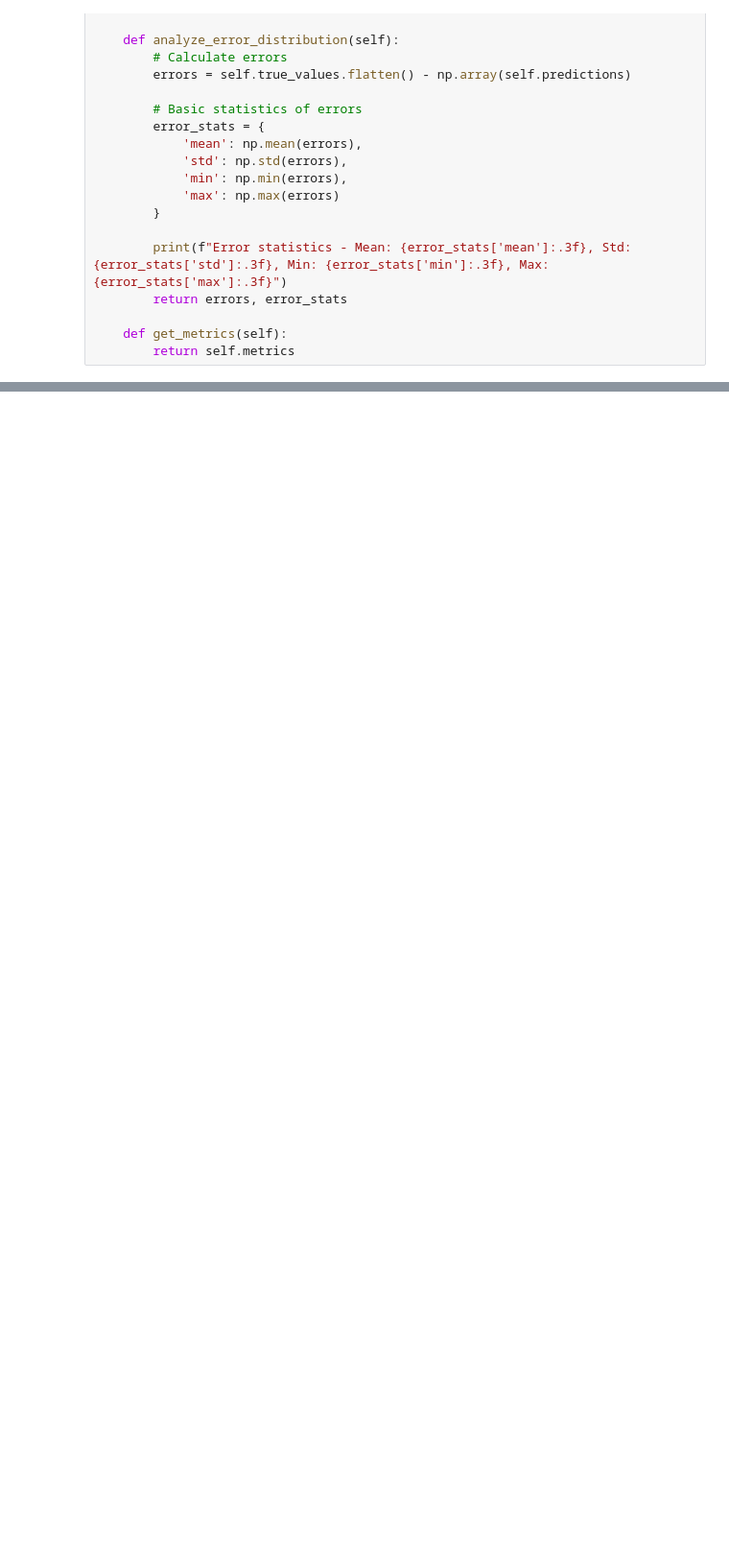
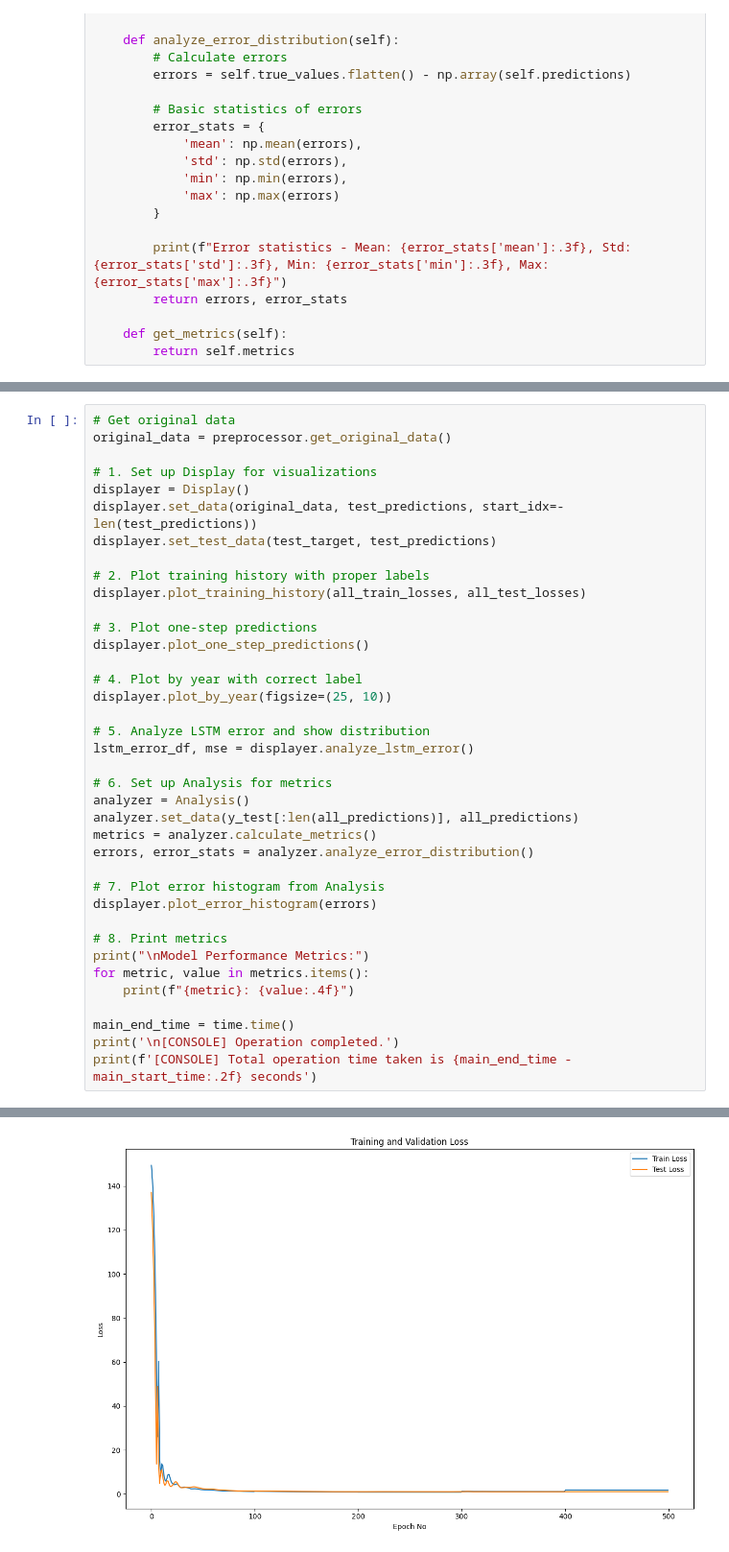
Before and after one commit to Shreyas8612/Embedded-Systems, a Jupyter notebook: Predict_Rainfall_Basic.ipynb, the cells around one changed output, grey strips where cells are left out. Shown at 96% size. Drawn from its saved outputs; the diff is of its cells as text; blank space fills up the shorter version.

Commit message:
Implemented Sequential Prediction - No threading

```diff
--- a/Predict_Rainfall_Basic.ipynb
+++ b/Predict_Rainfall_Basic.ipynb
@@ -605,0 +613,39 @@ RuntimeError: Placeholder storage has not been allocated on MPS device!
+# %%
+# Get original data
+original_data = preprocessor.get_original_data()
+
+# 1. Set up Display for visualizations
+displayer = Display()
+displayer.set_data(original_data, test_predictions, start_idx=-len(test_predictions))
+displayer.set_test_data(test_target, test_predictions)
+
+# 2. Plot training history with proper labels
+displayer.plot_training_history(all_train_losses, all_test_losses)
+
+# 3. Plot one-step predictions
+displayer.plot_one_step_predictions()
+
+# 4. Plot by year with correct label
+displayer.plot_by_year(figsize=(25, 10))
+
+# 5. Analyze LSTM error and show distribution
+lstm_error_df, mse = displayer.analyze_lstm_error()
+
+# 6. Set up Analysis for metrics
+analyzer = Analysis()
+analyzer.set_data(y_test[:len(all_predictions)], all_predictions)
+metrics = analyzer.calculate_metrics()
+errors, error_stats = analyzer.analyze_error_distribution()
+
+# 7. Plot error histogram from Analysis
+displayer.plot_error_histogram(errors)
+
+# 8. Print metrics
+print("\nModel Performance Metrics:")
+for metric, value in metrics.items():
+    print(f"{metric}: {value:.4f}")
+
+main_end_time = time.time()
+print('\n[CONSOLE] Operation completed.')
+print(f'[CONSOLE] Total operation time taken is {main_end_time - main_start_time:.2f} seconds')
+# %% [output]
@@ -605,0 +661 @@ RuntimeError: Placeholder storage has not been allocated on MPS device!
+[figure, added]
```
Also changed, not shown: parts of 11 cells of this notebook.
